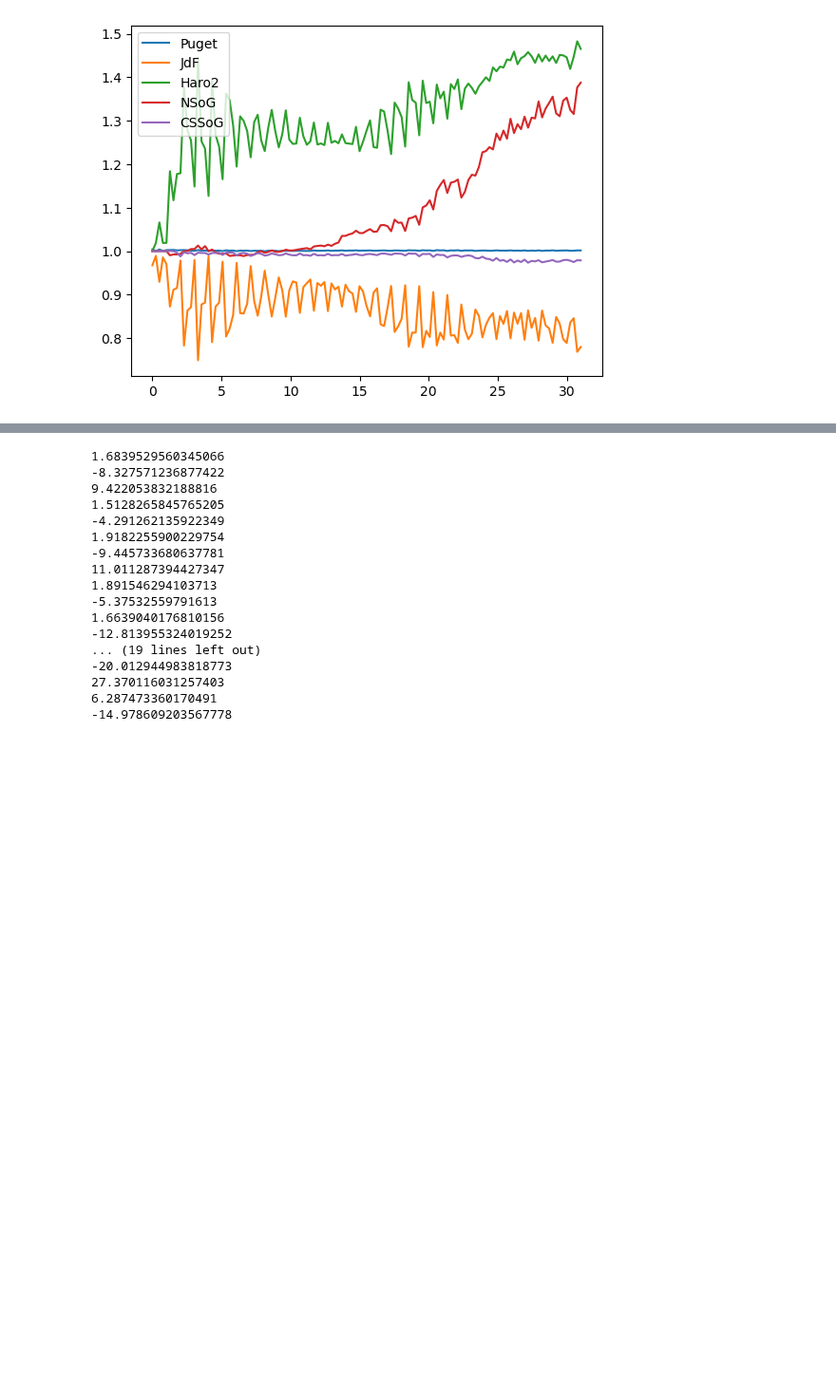
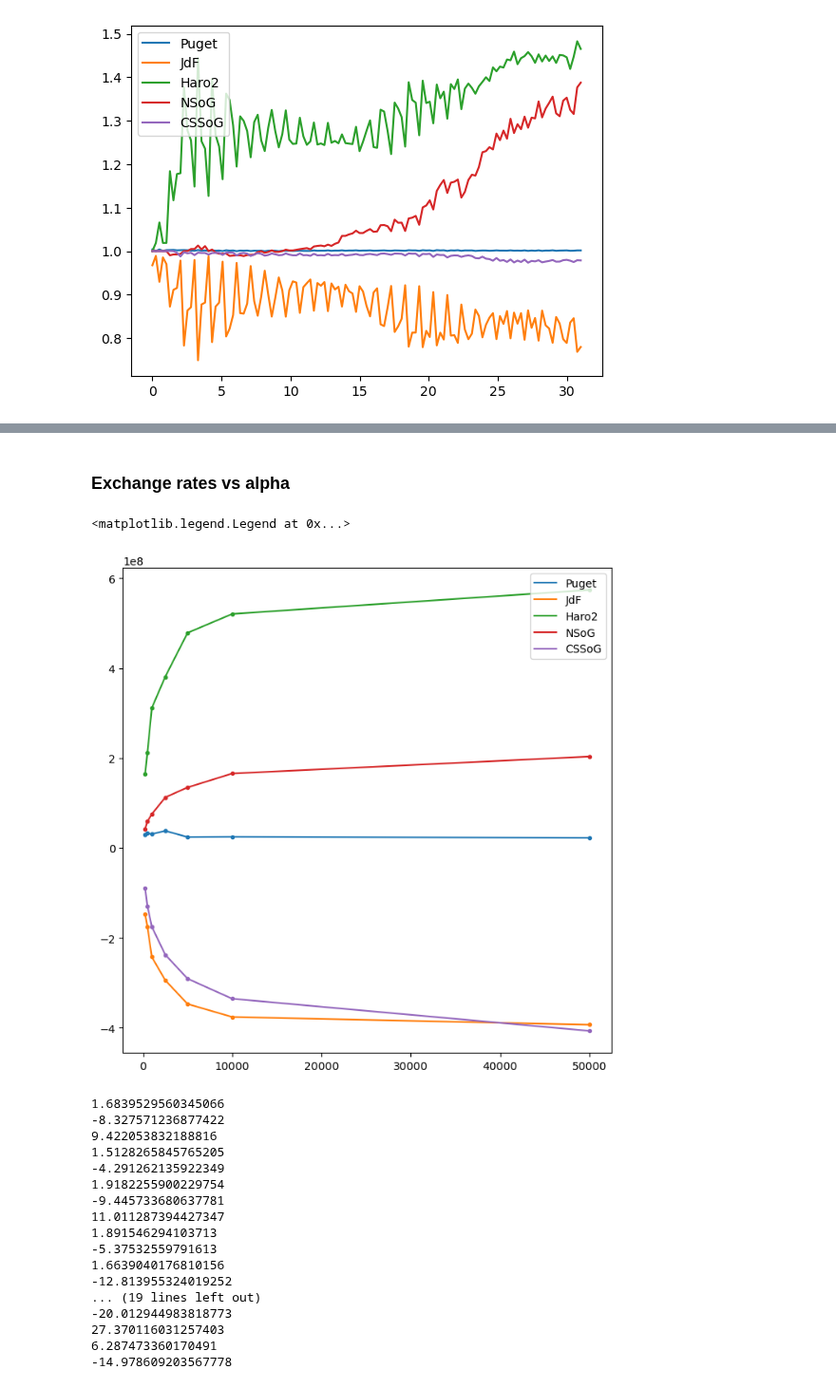
Before and after one commit to SalishSeaCast/analysis-jose, a Jupyter notebook: notebooks/Outfall_finalResults/regions_budget.ipynb, the cells around one changed output, grey strips where cells are left out. Shown at 95% size. Drawn from its saved outputs; the diff is of its cells as text; code cells hidden in the pictures; blank space fills up the shorter version.

```diff
--- a/notebooks/Outfall_finalResults/regions_budget.ipynb
+++ b/notebooks/Outfall_finalResults/regions_budget.ipynb
@@ -235,3 +227,13 @@ axs[0,0].legend()
+# %% [markdown]
+### Exchange rates vs alpha
+# %%
+fig,axs = plt.subplots(1,1,figsize=(8,8))
+plt.plot(list(alphs.values()),meanll,linestyle='-',marker='.')
+legend_lines = [plt.Line2D([0], [0], color=clist[0], linestyle='-'),plt.Line2D([0], [0], color=clist[1], linestyle='-'),plt.Line2D([0], [0], color=clist[2], linestyle='-'),plt.Line2D([0], [0], color=clist[3], linestyle='-'),plt.Line2D([0], [0], color=clist[4], linestyle='-')]
+plt.legend(legend_lines,sub_areas, loc = 'upper right')
+# %% [output]
+<matplotlib.legend.Legend at 0x...>
+[figure, added]
 # %%
 #alpha='50,000 s'
 
```
Also changed, not shown: parts of 3 cells of this notebook, 1 other file.
